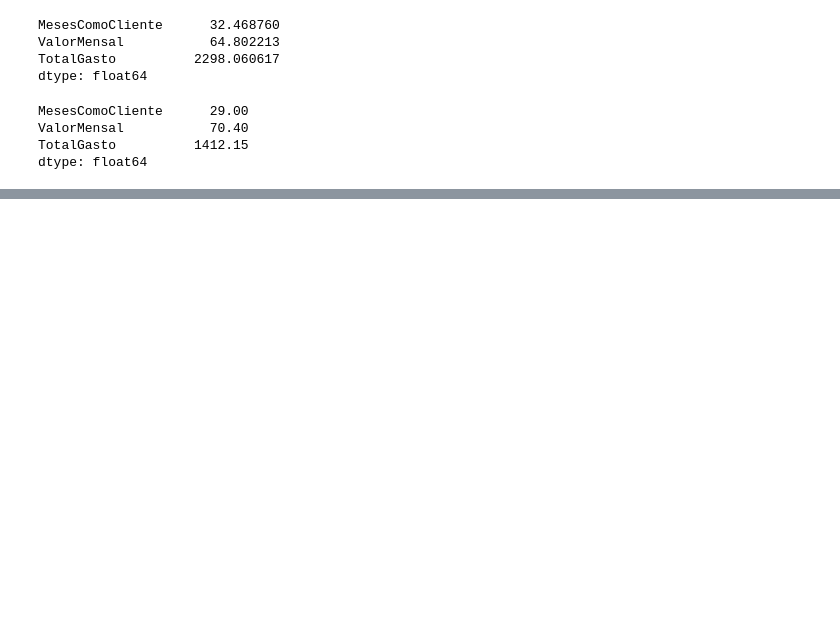
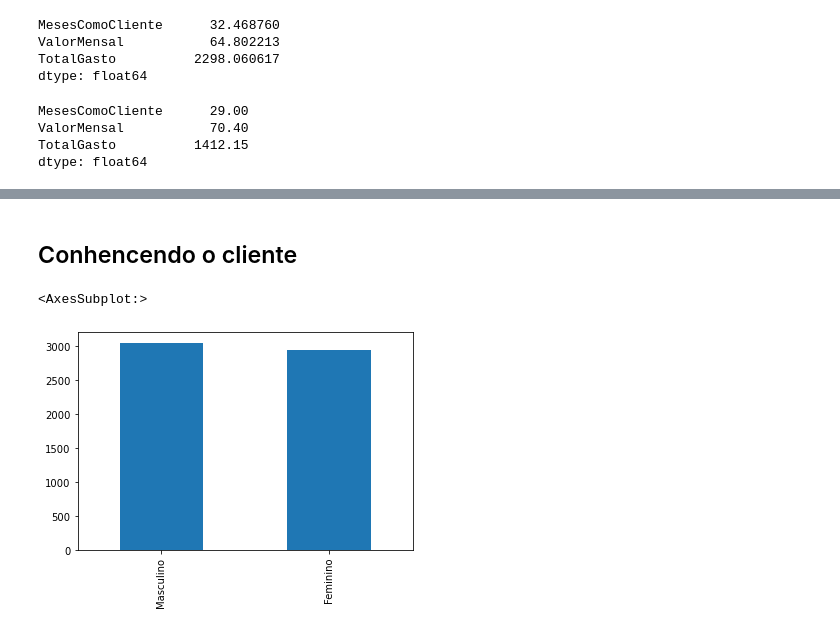
Before and after one commit to HodricVieira/Projeto-ICD-2022, a Jupyter notebook: projeto-dataset.ipynb, the cells around one changed output, grey strips where cells are left out. Saved outputs shown, nothing was run; the diff lists cells and outputs as text; code cells hidden in the pictures; blank space fills up the shorter version.

Commit message:
Gráficos para entender melhor o cliente

```diff
--- a/projeto-dataset.ipynb
+++ b/projeto-dataset.ipynb
@@ -108,0 +115,9 @@ sns.heatmap(corrmat, ax = ax, cmap ="YlGnBu", linewidths = 0.1)
+# %% [markdown]
+## Conhencendo o cliente
+# %%
+#quantidade de clientes por gênero
+genero = data["Genero"].value_counts()
+genero.plot.bar()
+# %% [output]
+<AxesSubplot:>
+[figure, added]
```
Also changed, not shown: parts of 17 cells of this notebook.
